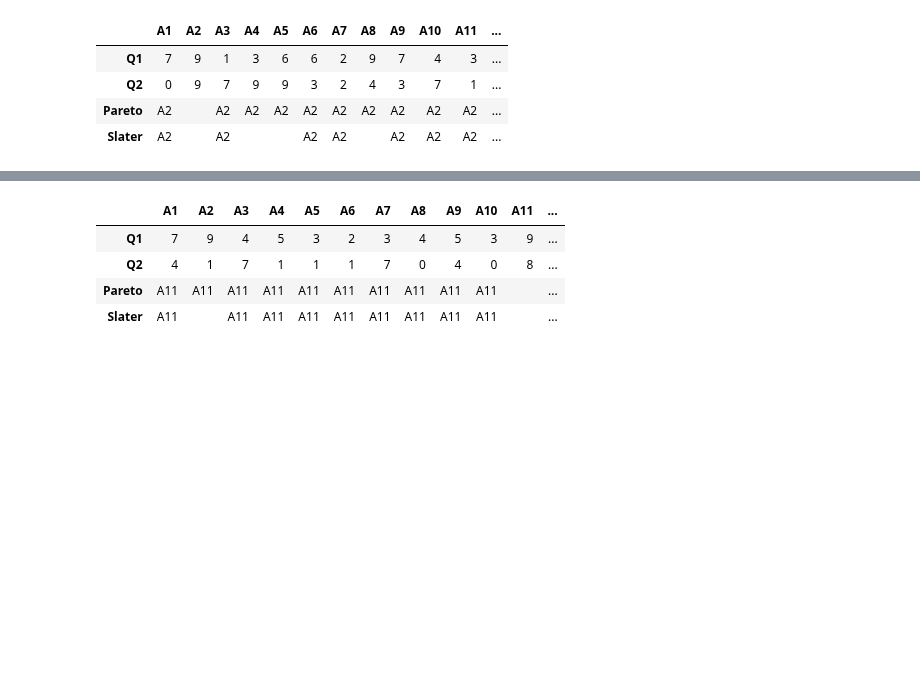
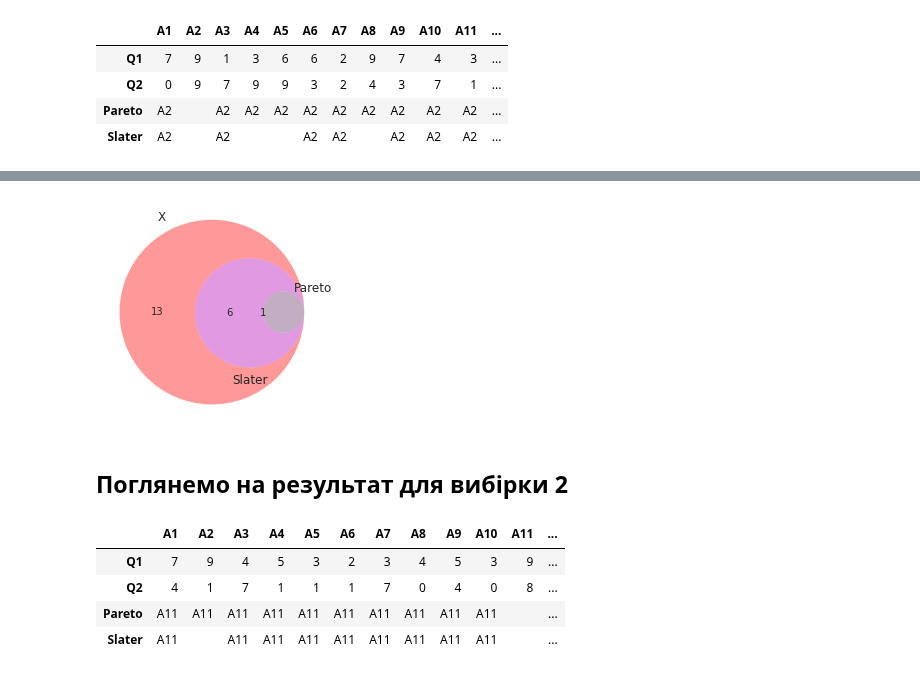
Before and after one commit to kryvokhyzha/examples-and-courses, a Jupyter notebook: Decision_Theory/Lab1/main.ipynb, the cells around one changed output, grey strips where cells are left out. Saved outputs shown, nothing was run; the diff lists cells and outputs as text; code cells hidden in the pictures; blank space fills up the shorter version.

```diff
--- a/Decision_Theory/Lab1/main.ipynb
+++ b/Decision_Theory/Lab1/main.ipynb
@@ -128,3 +148,10 @@ def compute_all_metrics(data):
                                   index=['Slater'])
 
     return pd.concat([data, pareto_results, slater_results])
+# %%
+def plot_venn_diagram(data):
+    venn3(subsets=[set(data.columns),
+               set(data.loc['Pareto'][data.loc['Pareto'] == ''].index),
+               set(data.loc['Slater'][data.loc['Slater'] == ''].index)],
+      set_labels = ('X', 'Pareto', 'Slater'),
+      set_colors=('r', 'g', 'b'));
@@ -140,3 +264,9 @@ result1
+# %%
+plot_venn_diagram(result1)
+# %% [output]
+[figure, added]
+# %% [markdown]
+## Поглянемо на результат для вибірки 2
 # %%
 result2 = compute_all_metrics(data2)
 result2
```
Also changed, not shown: parts of 23 cells of this notebook.
